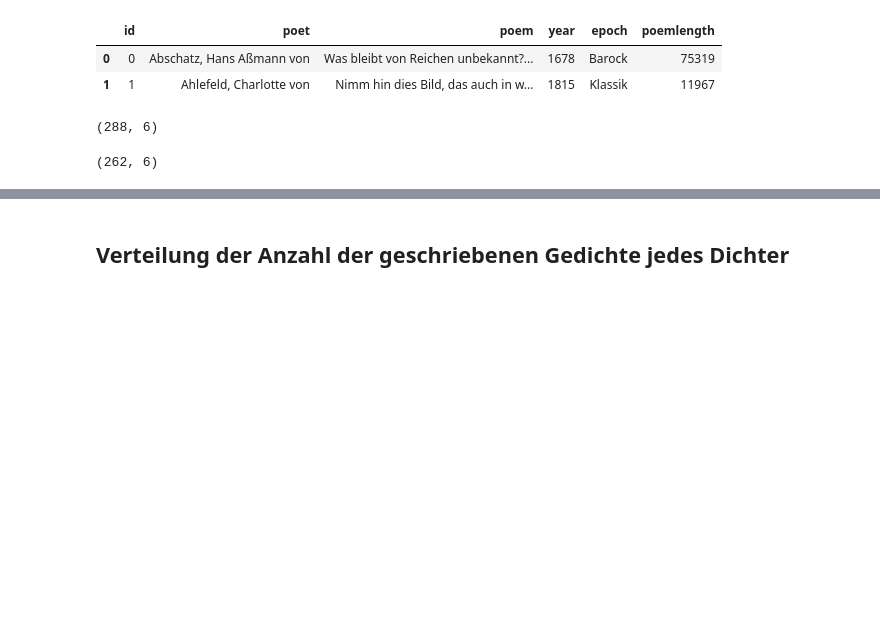
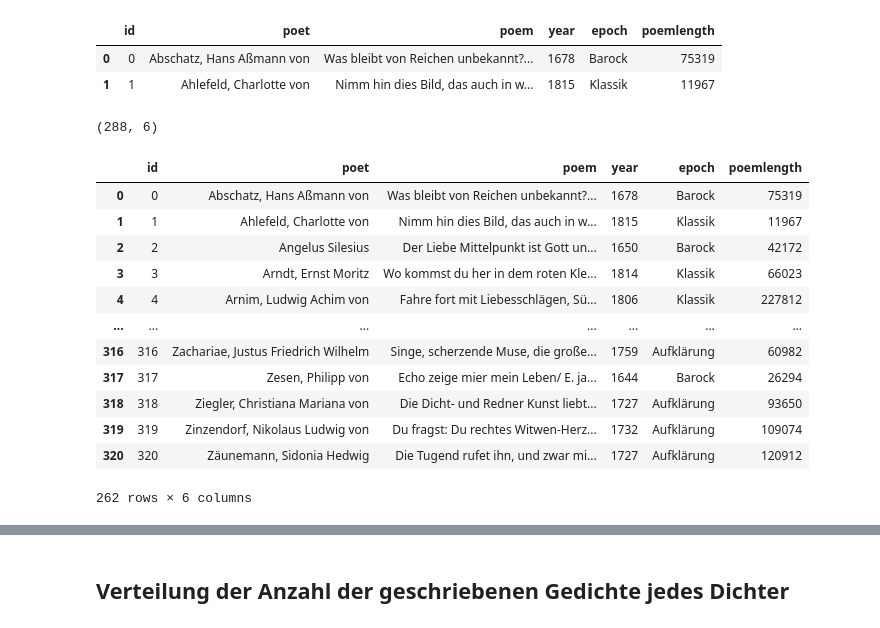
Before and after one commit to realjanpaulus/clusterpoems, a Jupyter notebook: app/corpus_exploring.ipynb, the cells around one changed output, grey strips where cells are left out. Drawn from its saved outputs; the diff is of its cells as text; code cells hidden in the pictures; blank space fills up the shorter version.

Commit message:
feat: amann corpus

```diff
--- a/app/corpus_exploring.ipynb
+++ b/app/corpus_exploring.ipynb
@@ -108,7 +108,3 @@ corpus.shape
 (288, 6)
 # %%
 corpus = corpus[corpus.poemlength >= 1000]
-# %%
-corpus.shape
-# %% [output]
-(262, 6)
@@ -115,3 +113,19 @@ corpus.shape
+# %%
+pd.read_csv("../corpora/amann_poems.csv", index_col=0)
+# %% [output]
+|  | id | poet | poem | year | epoch | poemlength |
+| 0 | 0 | Abschatz, Hans Aßmann von | Was bleibt von Reichen unbekannt?... | 1678 | Barock | 75319 |
+| 1 | 1 | Ahlefeld, Charlotte von | Nimm hin dies Bild, das auch in w... | 1815 | Klassik | 11967 |
+| 2 | 2 | Angelus Silesius | Der Liebe Mittelpunkt ist Gott un... | 1650 | Barock | 42172 |
+| 3 | 3 | Arndt, Ernst Moritz | Wo kommst du her in dem roten Kle... | 1814 | Klassik | 66023 |
+| 4 | 4 | Arnim, Ludwig Achim von | Fahre fort mit Liebesschlägen, Sü... | 1806 | Klassik | 227812 |
+| ... | ... | ... | ... | ... | ... | ... |
+| 316 | 316 | Zachariae, Justus Friedrich Wilhelm | Singe, scherzende Muse, die große... | 1759 | Aufklärung | 60982 |
+| 317 | 317 | Zesen, Philipp von | Echo zeige mier mein Leben/ E. ja... | 1644 | Barock | 26294 |
+| 318 | 318 | Ziegler, Christiana Mariana von | Die Dicht- und Redner Kunst liebt... | 1727 | Aufklärung | 93650 |
+| 319 | 319 | Zinzendorf, Nikolaus Ludwig von | Du fragst: Du rechtes Witwen-Herz... | 1732 | Aufklärung | 109074 |
+| 320 | 320 | Zäunemann, Sidonia Hedwig | Die Tugend rufet ihn, und zwar mi... | 1727 | Aufklärung | 120912 |
+262 rows × 6 columns
 # %%
 sns.distplot(corpus.poemlength,
              kde=False,
```
Also changed, not shown: parts of 1 cell of this notebook, 5 other files.
